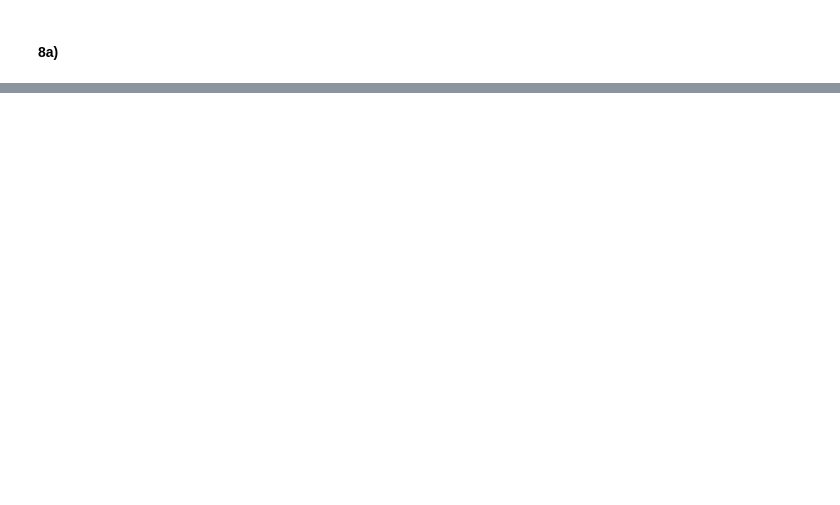
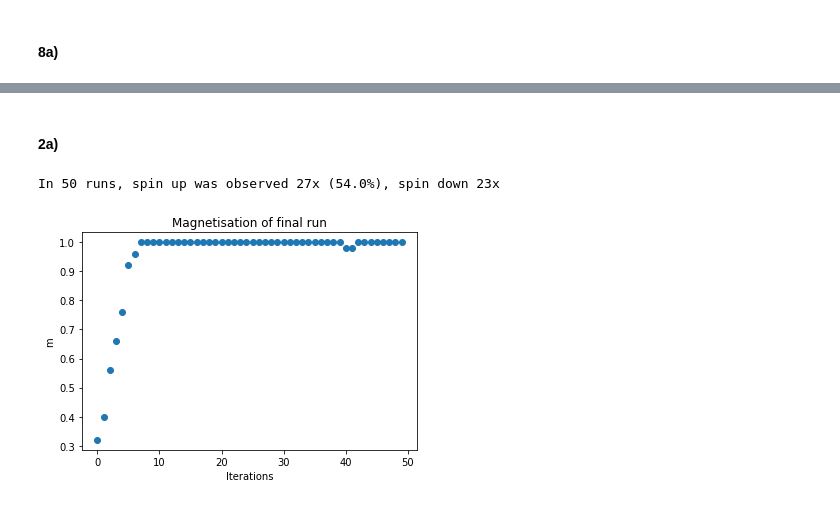
Before and after one commit to KevoSoftworks/computational_physics, a Jupyter notebook: 2_magnetism/magnetism.ipynb, the cells around one changed output, grey strips where cells are left out. Saved outputs shown, nothing was run; the diff lists cells and outputs as text; code cells hidden in the pictures; blank space fills up the shorter version.

```diff
--- a/2_magnetism/magnetism.ipynb
+++ b/2_magnetism/magnetism.ipynb
@@ -396,0 +443,31 @@ At slightly larger displacements, the obtained values for $\chi$ are in the expe
+# %% [markdown]
+#### 2a)
+# %%
+L = 10
+J = 1
+B = 0
+beta = 1
+iterations = 50
+
+runs = 50
+align = [0, 0]
+
+for _ in range(runs):
+    lattice = Lattice(L = L, B = B, J = J, beta = beta)
+    solver = Solver(lattice)
+
+    m = solver.fullsolve(iterations, ("m"))["m"]
+    if np.mean(m) > 0:
+        align[0] += 1
+    else:
+        align[1] += 1
+
+plt.scatter(range(iterations), m)
+plt.xlabel("Iterations")
+plt.ylabel("m")
+plt.title("Magnetisation of final run")
+
+print(f"In {runs} runs, spin up was observed {align[0]}x ({100 * align[0] / np.sum(align)}%), spin down {align[1]}x")
+# %% [output]
+In 50 runs, spin up was observed 27x (54.0%), spin down 23x
+[figure, added]
```
Also changed, not shown: parts of 45 cells of this notebook, 5 other files.
